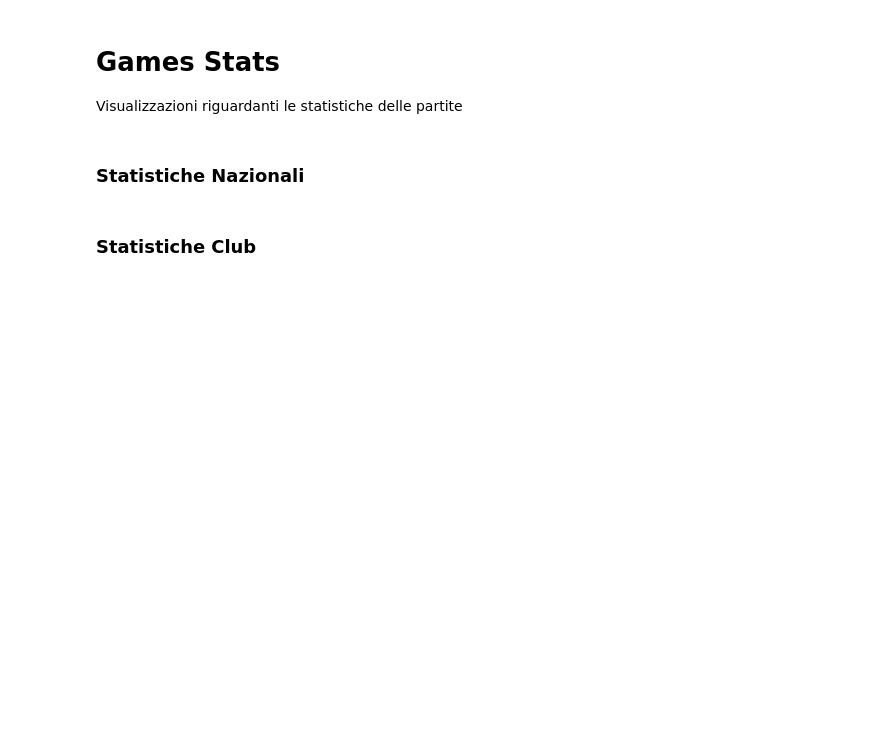
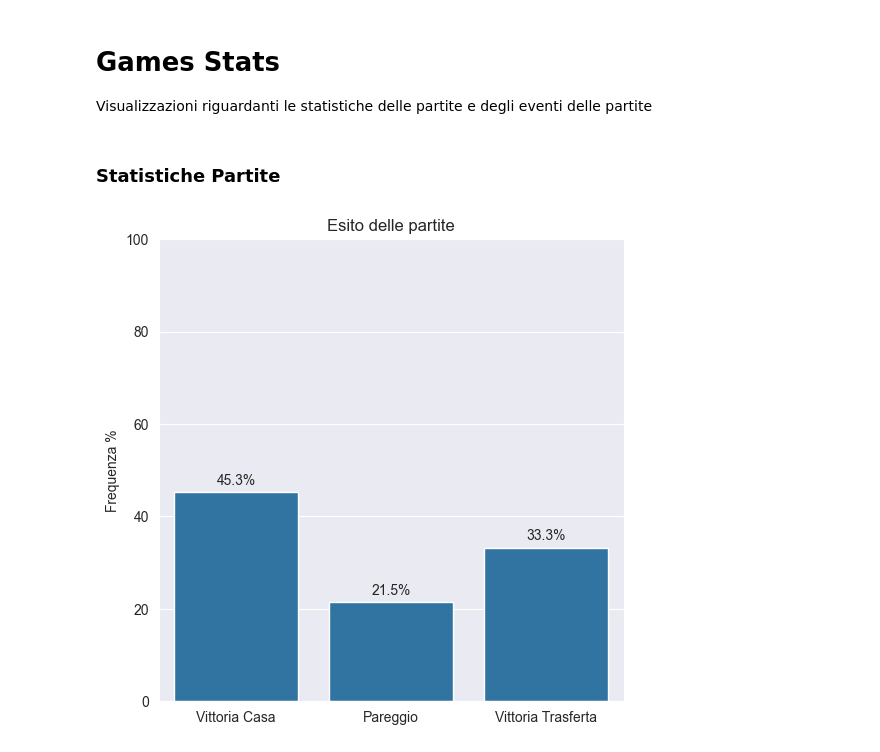
Before and after one commit to RiccardoPili/Football-Data-Analysis, a Jupyter notebook: data_analysis_visualization/games_stats.ipynb, the cells around one changed output. Drawn from its saved outputs; the diff is of its cells as text; code cells hidden in the pictures; blank space fills up the shorter version.

Commit message:
visualizzazioni games_stats.ipynb

```diff
--- a/data_analysis_visualization/games_stats.ipynb
+++ b/data_analysis_visualization/games_stats.ipynb
@@ -12,8 +12,37 @@ appearances_df = pd.read_feather('../cleaned_data/appearances.feather')
 # %% [markdown]
 # Games Stats
 
-Visualizzazioni riguardanti le statistiche delle partite
+Visualizzazioni riguardanti le statistiche delle partite e degli eventi delle partite
 # %% [markdown]
-### Statistiche Nazionali
+### Statistiche Partite
-# %% [markdown]
-### Statistiche Club
+# %%
+# Esito delle partite: percentuale di vittorie in casa, fuori casa e pareggi
+
+#rimuove duplicati
+club_games_df_unique = club_games_df.query('hosting == "Home"')
+
+total_games = len(club_games_df_unique)
+
+home_wins = len(club_games_df_unique.query('is_win == True'))/total_games*100
+draws = len(club_games_df_unique.query('club_goals == opponent_goals'))/total_games*100
+away_wins = len(club_games_df_unique.query('club_goals < opponent_goals'))/total_games*100
+
+results_percentage_df = pd.DataFrame({
+    'result': ['Vittoria Casa', 'Pareggio', 'Vittoria Trasferta'],
+    'percentage': [home_wins, draws, away_wins]
+})
+
+
+plt.figure(figsize=(6,6))
+ax = sns.barplot(data=results_percentage_df, x='result', y='percentage')
+
+for i, (percentage, result) in enumerate(zip(results_percentage_df['percentage'], results_percentage_df['result'])):
+    ax.text(i, percentage + 1, f"{percentage:.1f}%", ha='center', va='bottom')
+
+plt.title('Esito delle partite')
+plt.xlabel('')
+plt.ylabel('Frequenza %')
+plt.ylim(0,100)
+plt.show()
+# %% [output]
+[figure, added]
```
Also changed, not shown: parts of 12 cells of this notebook, 4 other files.
